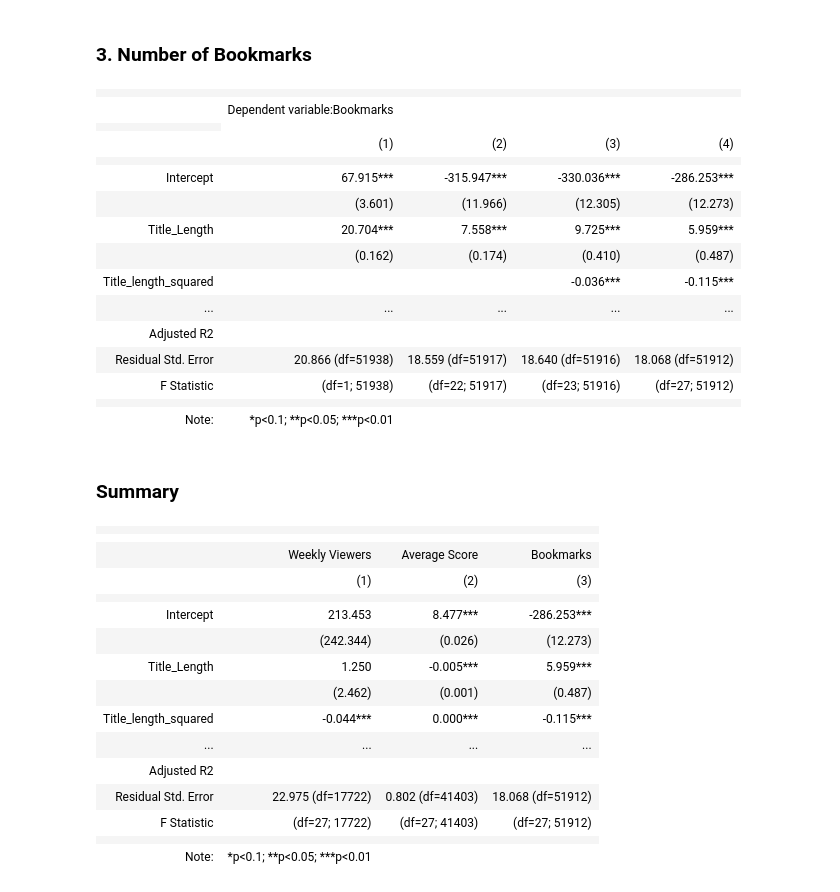
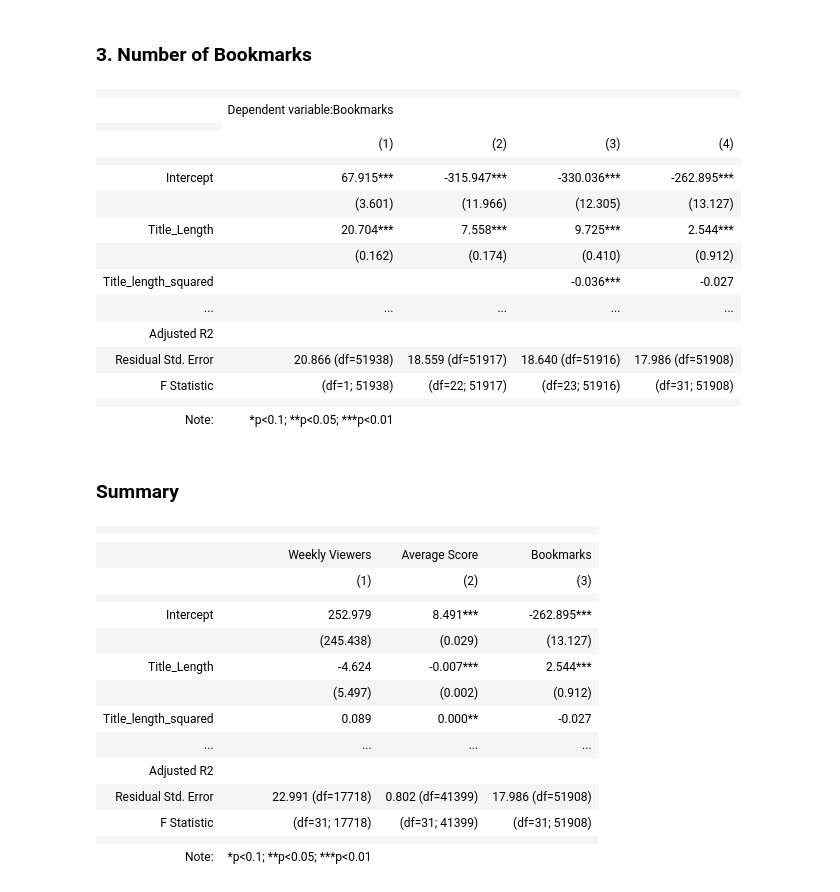
Before and after one commit to fangevalee/Portfolio, a Jupyter notebook: WebNovel/Web Novel Regression Analysis.ipynb, the cells around one changed output. Drawn from its saved outputs; the diff is of its cells as text; code cells hidden in the pictures.

```diff
--- a/WebNovel/Web Novel Regression Analysis.ipynb
+++ b/WebNovel/Web Novel Regression Analysis.ipynb
@@ -150,15 +156,19 @@ df2 = df1[df1['Weekly_Viewers'] > 100]
 model1 = rlm('Weekly_Viewers ~ Title_Length',data=df2).fit()
 model2 = rlm('Weekly_Viewers ~ Title_Length + Fantasy + Literature + Romance + Sci_fi + C(Year) + Parts + Complete + No_update',data=df2).fit()
 model3 = rlm('Weekly_Viewers ~ Title_Length + np.power(Title_Length, 2) + Fantasy + Literature + Romance + Sci_fi + C(Year) + Parts + Complete + No_update',data=df2).fit()
-model4 = rlm('Weekly_Viewers ~ Title_Length + np.power(Title_Length, 2) + Fantasy + Literature + Romance + Sci_fi + C(Year) + Parts + Complete + No_update + tlength_fantasy + tlength_literature + tlength_romance + tlength_scifi',data=df2).fit()
+model4 = rlm('Weekly_Viewers ~ Title_Length + np.power(Title_Length, 2) + Fantasy + Literature + Romance + Sci_fi + C(Year) + Parts + Complete + No_update + tlength_fantasy + tlength_literature + tlength_romance + tlength_scifi + tlength_squared_fantasy + tlength_squared_literature + tlength_squared_romance + tlength_squared_scifi',data=df2).fit()
 
 stargazer = Stargazer([model1, model2, model3, model4])
 stargazer.rename_covariates({'np.power(Title_Length, 2)': 'Title_length_squared',
                              'tlength_fantasy': 'Title length x Fantasy',
                              'tlength_literature': 'Title length x Literature',
                              'tlength_romance': 'Title length x Romance',
-                             'tlength_scifi': 'Title length x Sci-fi'})
-stargazer.covariate_order(['Intercept','Title_Length','np.power(Title_Length, 2)','Fantasy','Literature','Romance','Sci_fi','tlength_fantasy','tlength_literature','tlength_romance','tlength_scifi','Parts','Complete','No_update'])
+                             'tlength_scifi': 'Title length x Sci-fi',
+                             'tlength_squared_fantasy':'Title length Squared x Fantasy',
+                             'tlength_squared_literature':'Title length Squared x Literature',
+                             'tlength_squared_romance':'Title length Squared x Romance',
+                             'tlength_squared_scifi':'Title length Squared x Sci-fi'})
+stargazer.covariate_order(['Intercept','Title_Length','np.power(Title_Length, 2)','Fantasy','Literature','Romance','Sci_fi','tlength_fantasy','tlength_literature','tlength_romance','tlength_scifi','tlength_squared_fantasy','tlength_squared_literature','tlength_squared_romance','tlength_squared_scifi','Parts','Complete','No_update'])
 HTML(stargazer.render_html())
 # %% [output]
 |  |  |  |  |  |
@@ -184,15 +194,20 @@ HTML(stargazer.render_html())
 model5 = rlm('Average_Score ~ Title_Length',data=df1).fit()
 model6 = rlm('Average_Score ~ Title_Length + Fantasy + Literature + Romance + Sci_fi + C(Year) + Parts + Complete + No_update',data=df1).fit()
 model7 = rlm('Average_Score ~ Title_Length + np.power(Title_Length, 2) + Fantasy + Literature + Romance + Sci_fi + C(Year) + Parts + Complete + No_update',data=df1).fit()
-model8 = rlm('Average_Score ~ Title_Length + np.power(Title_Length, 2) + Fantasy + Literature + Romance + Sci_fi + C(Year) + Parts + Complete + No_update + tlength_fantasy + tlength_literature + tlength_romance + tlength_scifi',data=df1).fit()
+model8 = rlm('Average_Score ~ Title_Length + np.power(Title_Length, 2) + Fantasy + Literature + Romance + Sci_fi + C(Year) + Parts + Complete + No_update + tlength_fantasy + tlength_literature + tlength_romance + tlength_scifi + tlength_squared_fantasy + tlength_squared_literature + tlength_squared_romance + tlength_squared_scifi',data=df1).fit()
 
 stargazer = Stargazer([model5, model6, model7, model8])
 stargazer.rename_covariates({'np.power(Title_Length, 2)': 'Title_length_squared',
                              'tlength_fantasy': 'Title length x Fantasy',
                              'tlength_literature': 'Title length x Literature',
                              'tlength_romance': 'Title length x Romance',
-                             'tlength_scifi': 'Title length x Sci-fi'})
-stargazer.covariate_order(['Intercept','Title_Length','np.power(Title_Length, 2)','Fantasy','Literature','Romance','Sci_fi','tlength_fantasy','tlength_literature','tlength_romance','tlength_scifi','Parts','Complete','No_update'])
+                             'tlength_scifi': 'Title length x Sci-fi',
+                             'tlength_squared_fantasy':'Title length Squared x Fantasy',
+                             'tlength_squared_literature':'Title length Squared x Literature',
+                             'tlength_squared_romance':'Title length Squared x Romance',
+                             'tlength_squared_scifi':'Title length Squared x Sci-fi'})
+stargazer.covariate_order(['Intercept','Title_Length','np.power(Title_Length, 2)','Fantasy','Literature','Romance','Sci_fi','tlength_fantasy','tlength_literature','tlength_romance','tlength_scifi','tlength_squared_fantasy','tlength_squared_literature','tlength_squared_romance','tlength_squared_scifi','Parts','Complete','No_update'])
+stargazer.significant_digits(5)
 HTML(stargazer.render_html())
 # %% [output]
 |  |  |  |  |  |
@@ -218,15 +233,19 @@ HTML(stargazer.render_html())
 model9 = rlm('Bookmarks ~ Title_Length',data=df1).fit()
 model10 = rlm('Bookmarks ~ Title_Length + Fantasy + Literature + Romance + Sci_fi + C(Year) + Parts + Complete + No_update',data=df1).fit()
 model11 = rlm('Bookmarks ~ Title_Length + np.power(Title_Length, 2) + Fantasy + Literature + Romance + Sci_fi + C(Year) + Parts + Complete + No_update',data=df1).fit()
-model12 = rlm('Bookmarks ~ Title_Length + np.power(Title_Length, 2) + Fantasy + Literature + Romance + Sci_fi + C(Year) + Parts + Complete + No_update + tlength_fantasy + tlength_literature + tlength_romance + tlength_scifi',data=df1).fit()
+model12 = rlm('Bookmarks ~ Title_Length + np.power(Title_Length, 2) + Fantasy + Literature + Romance + Sci_fi + C(Year) + Parts + Complete + No_update + tlength_fantasy + tlength_literature + tlength_romance + tlength_scifi + tlength_squared_fantasy + tlength_squared_literature + tlength_squared_romance + tlength_squared_scifi',data=df1).fit()
 
 stargazer = Stargazer([model9, model10, model11, model12])
 stargazer.rename_covariates({'np.power(Title_Length, 2)': 'Title_length_squared',
                              'tlength_fantasy': 'Title length x Fantasy',
                              'tlength_literature': 'Title length x Literature',
                              'tlength_romance': 'Title length x Romance',
-                             'tlength_scifi': 'Title length x Sci-fi'})
-stargazer.covariate_order(['Intercept','Title_Length','np.power(Title_Length, 2)','Fantasy','Literature','Romance','Sci_fi','tlength_fantasy','tlength_literature','tlength_romance','tlength_scifi','Parts','Complete','No_update'])
+                             'tlength_scifi': 'Title length x Sci-fi',
+                             'tlength_squared_fantasy':'Title length Squared x Fantasy',
+                             'tlength_squared_literature':'Title length Squared x Literature',
+                             'tlength_squared_romance':'Title length Squared x Romance',
+                             'tlength_squared_scifi':'Title length Squared x Sci-fi'})
+stargazer.covariate_order(['Intercept','Title_Length','np.power(Title_Length, 2)','Fantasy','Literature','Romance','Sci_fi','tlength_fantasy','tlength_literature','tlength_romance','tlength_scifi','tlength_squared_fantasy','tlength_squared_literature','tlength_squared_romance','tlength_squared_scifi','Parts','Complete','No_update'])
 HTML(stargazer.render_html())
 # %% [output]
 |  |  |  |  |  |
@@ -234,15 +253,15 @@ HTML(stargazer.render_html())
 |  |
 |  | (1) | (2) | (3) | (4) |
 |  |  |  |  |  |
-| Intercept | 67.915*** | -315.947*** | -330.036*** | -286.253*** |
-|  | (3.601) | (11.966) | (12.305) | (12.273) |
-| Title_Length | 20.704*** | 7.558*** | 9.725*** | 5.959*** |
-|  | (0.162) | (0.174) | (0.410) | (0.487) |
-| Title_length_squared |  |  | -0.036*** | -0.115*** |
+| Intercept | 67.915*** | -315.947*** | -330.036*** | -262.895*** |
+|  | (3.601) | (11.966) | (12.305) | (13.127) |
+| Title_Length | 20.704*** | 7.558*** | 9.725*** | 2.544*** |
+|  | (0.162) | (0.174) | (0.410) | (0.912) |
+| Title_length_squared |  |  | -0.036*** | -0.027 |
 | ... | ... | ... | ... | ... |
 | Adjusted R2 |  |  |  |  |
-| Residual Std. Error | 20.866 (df=51938) | 18.559 (df=51917) | 18.640 (df=51916) | 18.068 (df=51912) |
-| F Statistic | (df=1; 51938) | (df=22; 51917) | (df=23; 51916) | (df=27; 51912) |
+| Residual Std. Error | 20.866 (df=51938) | 18.559 (df=51917) | 18.640 (df=51916) | 17.986 (df=51908) |
+| F Statistic | (df=1; 51938) | (df=22; 51917) | (df=23; 51916) | (df=31; 51908) |
 |  |  |  |  |  |
 | Note: | *p<0.1; **p<0.05; ***p<0.01 |  |  |  |
 # %% [markdown]
@@ -252,27 +271,31 @@ HTML(stargazer.render_html())
 # %%
 stargazer = Stargazer([model4, model8, model12])
 stargazer.rename_covariates({'np.power(Title_Length, 2)': 'Title_length_squared',
                              'tlength_fantasy': 'Title length x Fantasy',
                              'tlength_literature': 'Title length x Literature',
                              'tlength_romance': 'Title length x Romance',
-                             'tlength_scifi': 'Title length x Sci-fi'})
-stargazer.covariate_order(['Intercept','Title_Length','np.power(Title_Length, 2)','Fantasy','Literature','Romance','Sci_fi','tlength_fantasy','tlength_literature','tlength_romance','tlength_scifi','Parts','Complete','No_update'])
+                             'tlength_scifi': 'Title length x Sci-fi',
+                             'tlength_squared_fantasy':'Title length Squared x Fantasy',
+                             'tlength_squared_literature':'Title length Squared x Literature',
+                             'tlength_squared_romance':'Title length Squared x Romance',
+                             'tlength_squared_scifi':'Title length Squared x Sci-fi'})
+stargazer.covariate_order(['Intercept','Title_Length','np.power(Title_Length, 2)','Fantasy','Literature','Romance','Sci_fi','tlength_fantasy','tlength_literature','tlength_romance','tlength_scifi','tlength_squared_fantasy','tlength_squared_literature','tlength_squared_romance','tlength_squared_scifi','Parts','Complete','No_update'])
 stargazer.custom_columns(['Weekly Viewers', 'Average Score', 'Bookmarks'], [1, 1, 1])
 HTML(stargazer.render_html())
 # %% [output]
 |  |  |  |  |
 |  |
 |  | Weekly Viewers | Average Score | Bookmarks |
 |  | (1) | (2) | (3) |
 |  |  |  |  |
-| Intercept | 213.453 | 8.477*** | -286.253*** |
-|  | (242.344) | (0.026) | (12.273) |
-| Title_Length | 1.250 | -0.005*** | 5.959*** |
-|  | (2.462) | (0.001) | (0.487) |
-| Title_length_squared | -0.044*** | 0.000*** | -0.115*** |
+| Intercept | 252.979 | 8.491*** | -262.895*** |
+|  | (245.438) | (0.029) | (13.127) |
+| Title_Length | -4.624 | -0.007*** | 2.544*** |
+|  | (5.497) | (0.002) | (0.912) |
+| Title_length_squared | 0.089 | 0.000** | -0.027 |
 | ... | ... | ... | ... |
 | Adjusted R2 |  |  |  |
-| Residual Std. Error | 22.975 (df=17722) | 0.802 (df=41403) | 18.068 (df=51912) |
-| F Statistic | (df=27; 17722) | (df=27; 41403) | (df=27; 51912) |
+| Residual Std. Error | 22.991 (df=17718) | 0.802 (df=41399) | 17.986 (df=51908) |
+| F Statistic | (df=31; 17718) | (df=31; 41399) | (df=31; 51908) |
 |  |  |  |  |
 | Note: | *p<0.1; **p<0.05; ***p<0.01 |  |  |
```
Also changed, not shown: parts of 5 cells of this notebook.
